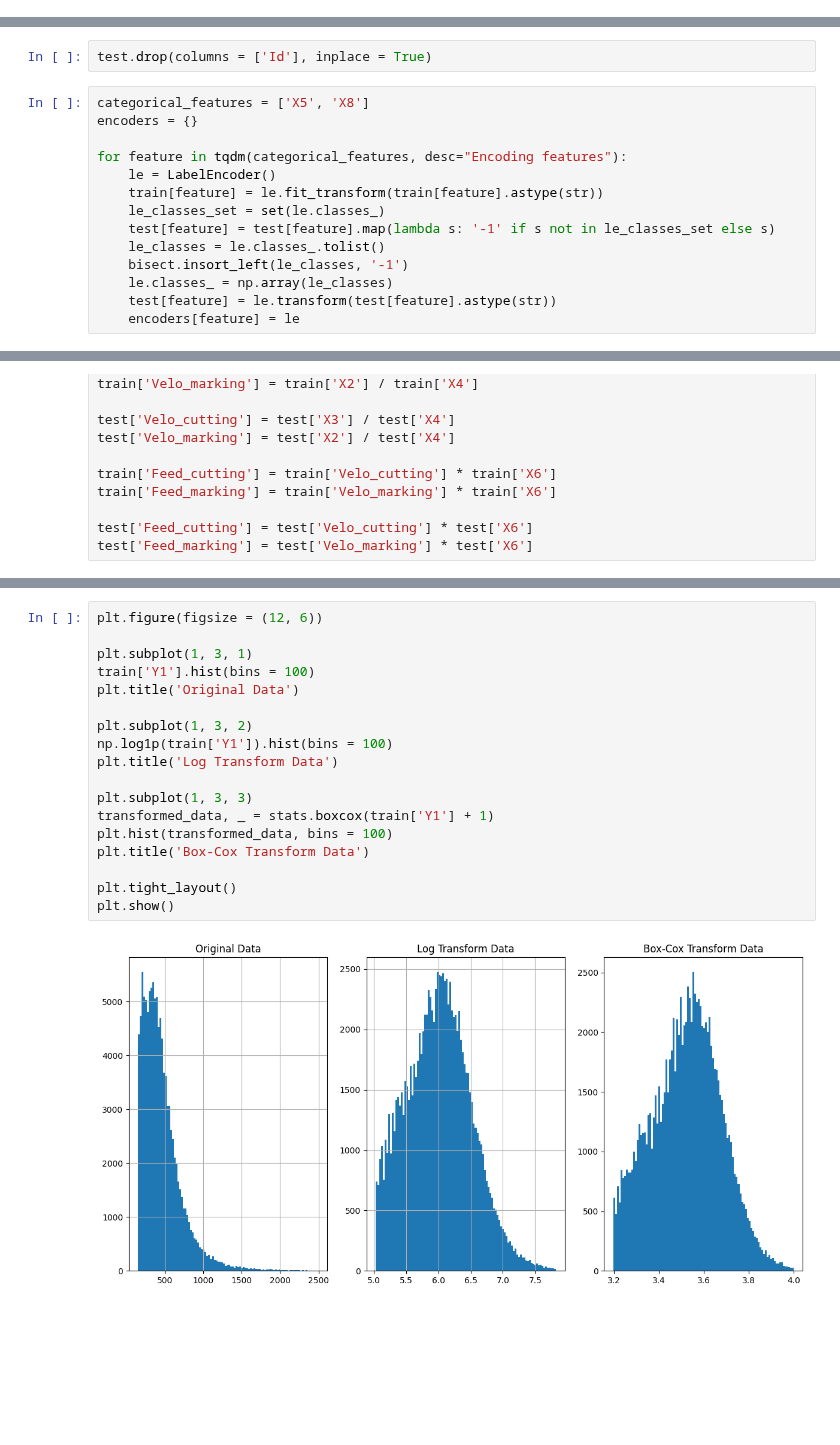
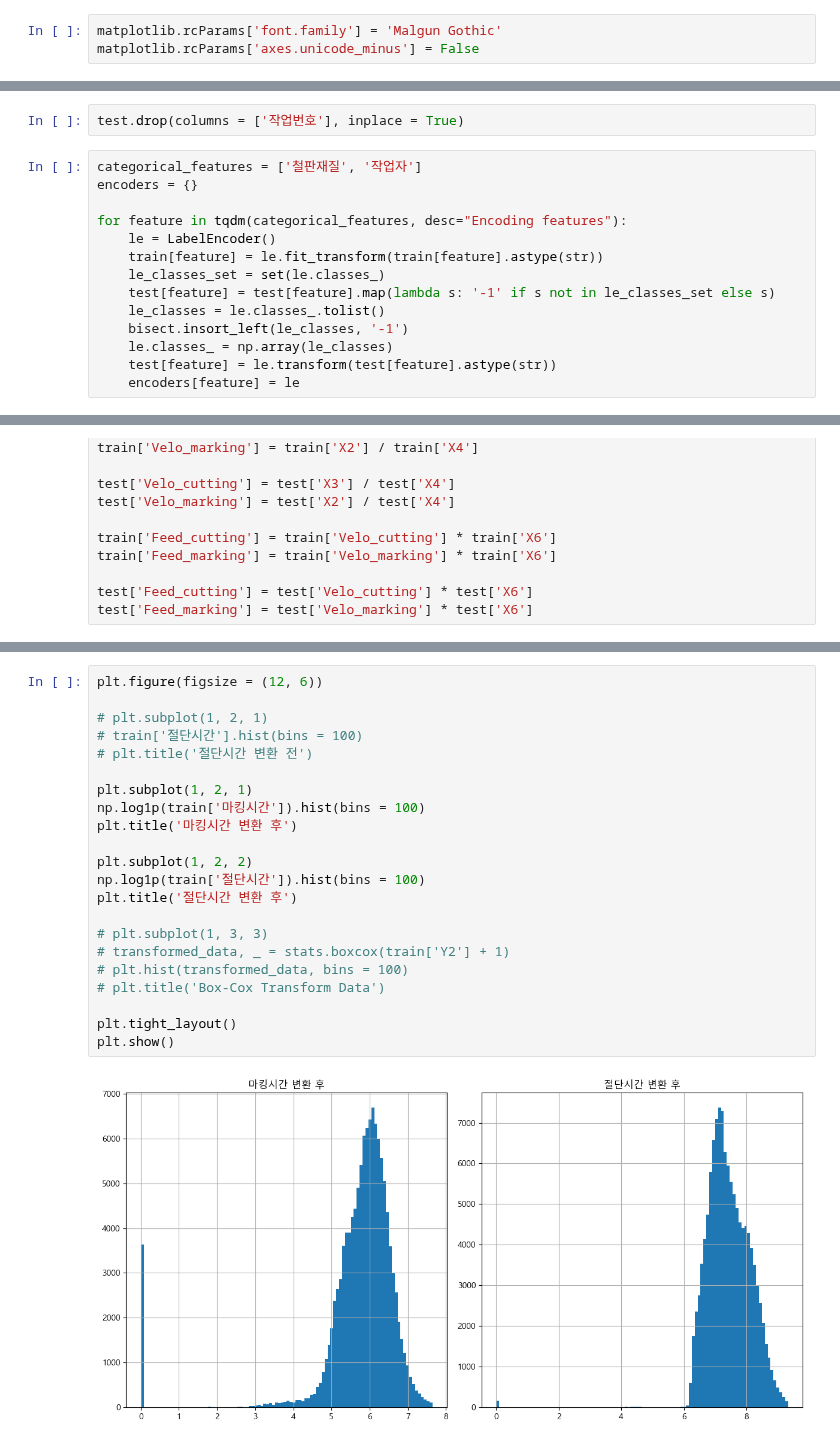
Before and after one commit to dlwls22/Hyundai_DT, a Jupyter notebook: EDA.ipynb, the cells around one changed output, grey strips where cells are left out. Saved outputs shown, nothing was run; the diff lists cells and outputs as text; blank space fills up the shorter version.

```diff
--- a/EDA.ipynb
+++ b/EDA.ipynb
@@ -22,6 +23,9 @@ from sklearn.preprocessing import LabelEncoder
 | X8  | 작업자   |
 | Y1  | 마킹시간 |
 | Y2  | 절단시간 |
+# %%
+matplotlib.rcParams['font.family'] = 'Malgun Gothic'
+matplotlib.rcParams['axes.unicode_minus'] = False
 # %%
 train = pd.read_csv(r'C:\Users\dlwks\OneDrive\바탕 화면\VSCode\HD_CNC\train.csv')
 test = pd.read_csv(r'C:\Users\dlwks\OneDrive\바탕 화면\VSCode\HD_CNC\test.csv')
@@ -82,8 +107,8 @@ memory usage: 2.8+ MB
 None
 # %%
-test.drop(columns = ['Id'], inplace = True)
+test.drop(columns = ['작업번호'], inplace = True)
 # %%
-categorical_features = ['X5', 'X8']
+categorical_features = ['철판재질', '작업자']
 encoders = {}
 
 for feature in tqdm(categorical_features, desc="Encoding features"):
@@ -294,20 +409,24 @@ plt.show()
 # %%
 plt.figure(figsize = (12, 6))
 
-plt.subplot(1, 3, 1)
-train['Y1'].hist(bins = 100)
-plt.title('Original Data')
+# plt.subplot(1, 2, 1)
+# train['절단시간'].hist(bins = 100)
+# plt.title('절단시간 변환 전')
 
-plt.subplot(1, 3, 2)
-np.log1p(train['Y1']).hist(bins = 100)
-plt.title('Log Transform Data')
+plt.subplot(1, 2, 1)
+np.log1p(train['마킹시간']).hist(bins = 100)
+plt.title('마킹시간 변환 후')
 
-plt.subplot(1, 3, 3)
-transformed_data, _ = stats.boxcox(train['Y1'] + 1)
-plt.hist(transformed_data, bins = 100)
-plt.title('Box-Cox Transform Data')
+plt.subplot(1, 2, 2)
+np.log1p(train['절단시간']).hist(bins = 100)
+plt.title('절단시간 변환 후')
+
+# plt.subplot(1, 3, 3)
+# transformed_data, _ = stats.boxcox(train['Y2'] + 1)
+# plt.hist(transformed_data, bins = 100)
+# plt.title('Box-Cox Transform Data')
 
 plt.tight_layout()
 plt.show()
 # %% [output]
-[figure, old version]
+[figure, new version]
```
Also changed, not shown: parts of 27 cells of this notebook.
